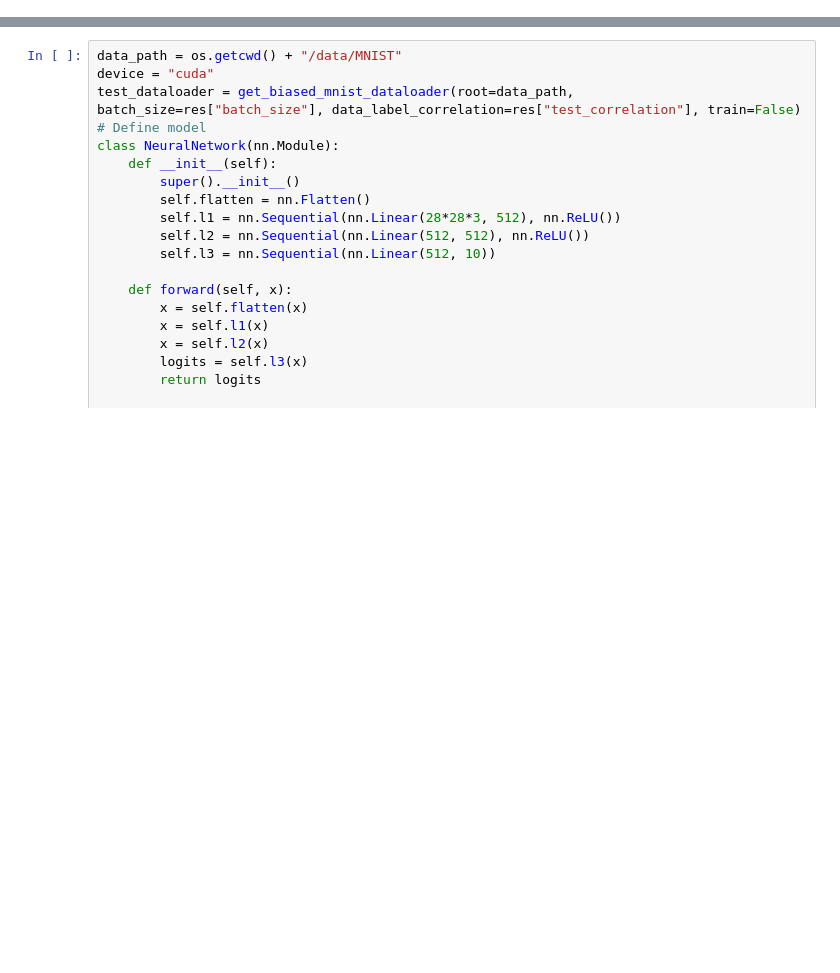
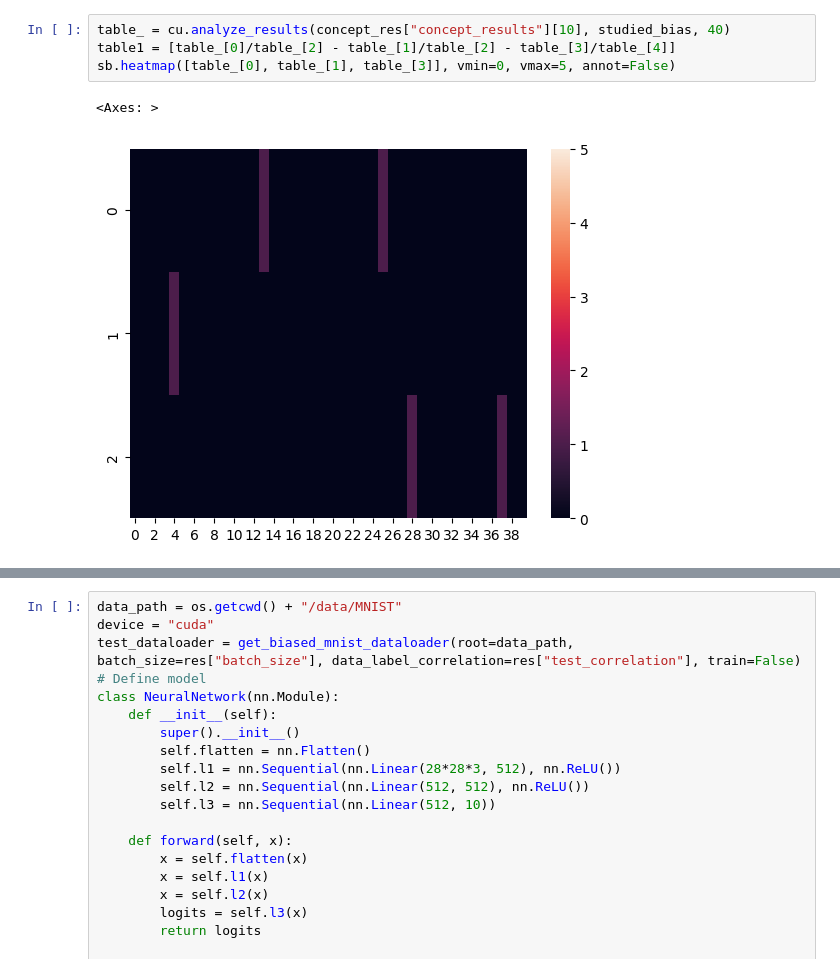
Before and after one commit to vitryt/label-free-bias-identification, a Jupyter notebook: data_recovery.ipynb, the cells around one changed output, grey strips where cells are left out. Drawn from its saved outputs; the diff is of its cells as text; blank space fills up the shorter version.

```diff
--- a/data_recovery.ipynb
+++ b/data_recovery.ipynb
@@ -58,0 +86,7 @@ res
+# %%
+table_ = cu.analyze_results(concept_res["concept_results"][10], studied_bias, 40)
+table1 = [table_[0]/table_[2] - table_[1]/table_[2] - table_[3]/table_[4]]
+sb.heatmap([table_[0], table_[1], table_[3]], vmin=0, vmax=5, annot=False)
+# %% [output]
+<Axes: >
+[figure, added]
```
Also changed, not shown: parts of 9 cells of this notebook, 7 other files.
